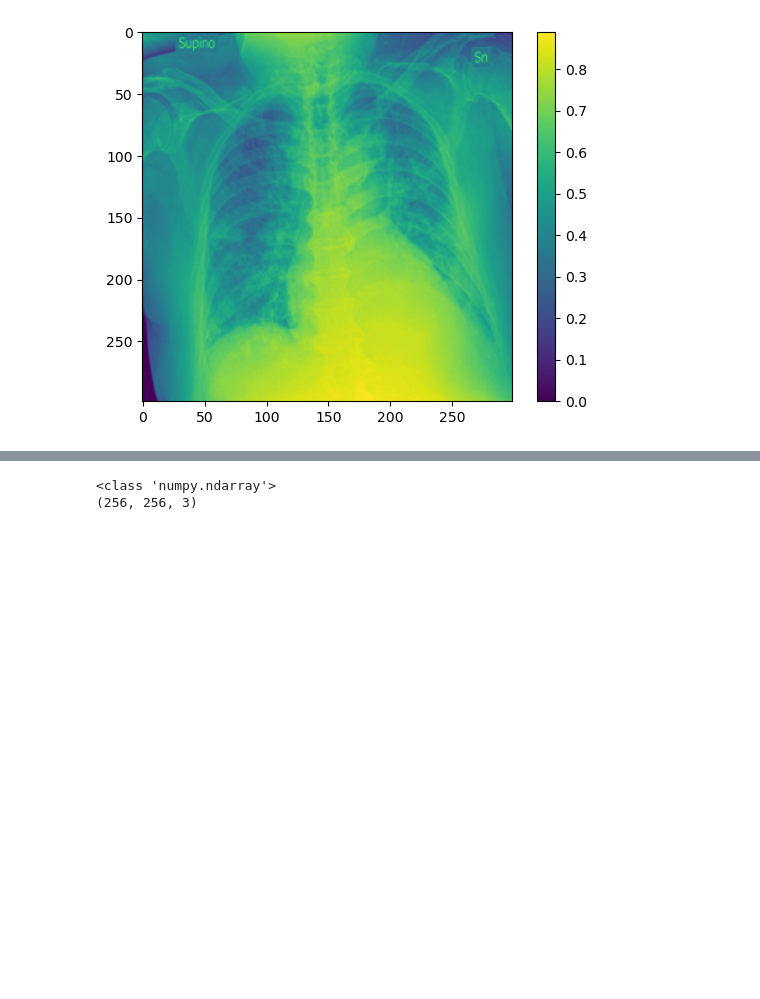
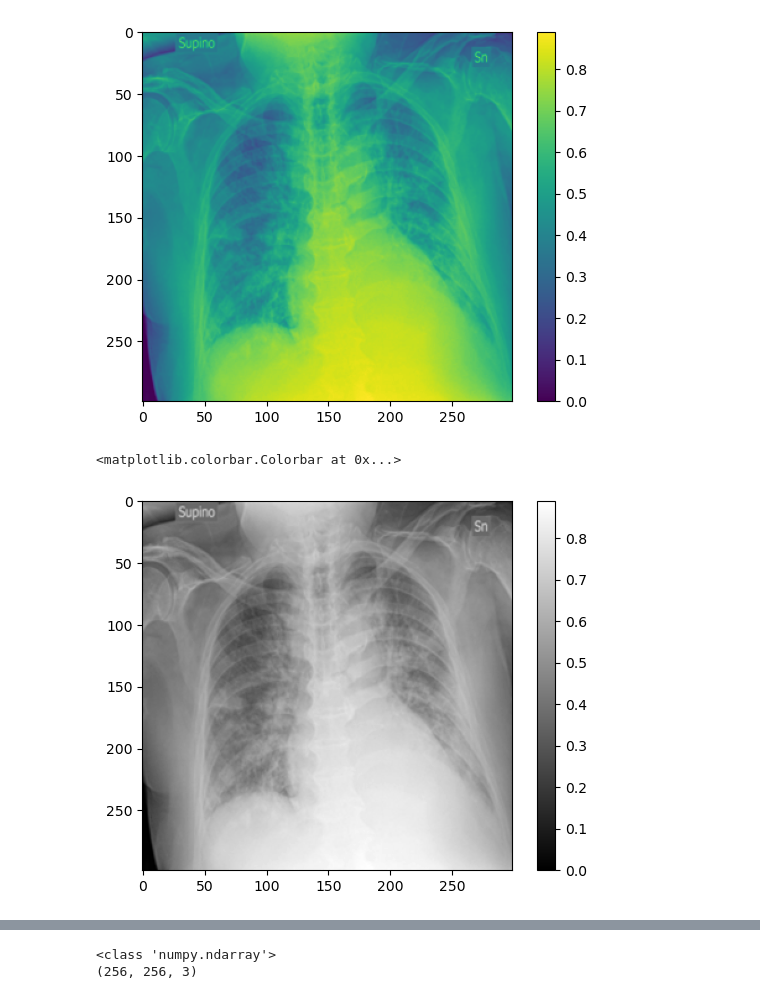
Before and after one commit to Alexandre-aksenov/summer24-analyse-pulmonaire-copy-AA, a Jupyter notebook: notebooks/open_scan_covid.ipynb, the cells around one changed output, grey strips where cells are left out. Drawn from its saved outputs; the diff is of its cells as text; code cells hidden in the pictures; blank space fills up the shorter version.

Commit message:
Palette noir et blanc, histo de couleurs.

```diff
--- a/notebooks/open_scan_covid.ipynb
+++ b/notebooks/open_scan_covid.ipynb
@@ -31,3 +31,9 @@ plt.colorbar()
 # %% [output]
 <matplotlib.colorbar.Colorbar at 0x...>
 [figure]
+# %%
+plt.imshow(scan_img, cmap='gray')
+plt.colorbar()
+# %% [output]
+<matplotlib.colorbar.Colorbar at 0x...>
+[figure, added]
```
Also changed, not shown: parts of 1 cell of this notebook.
